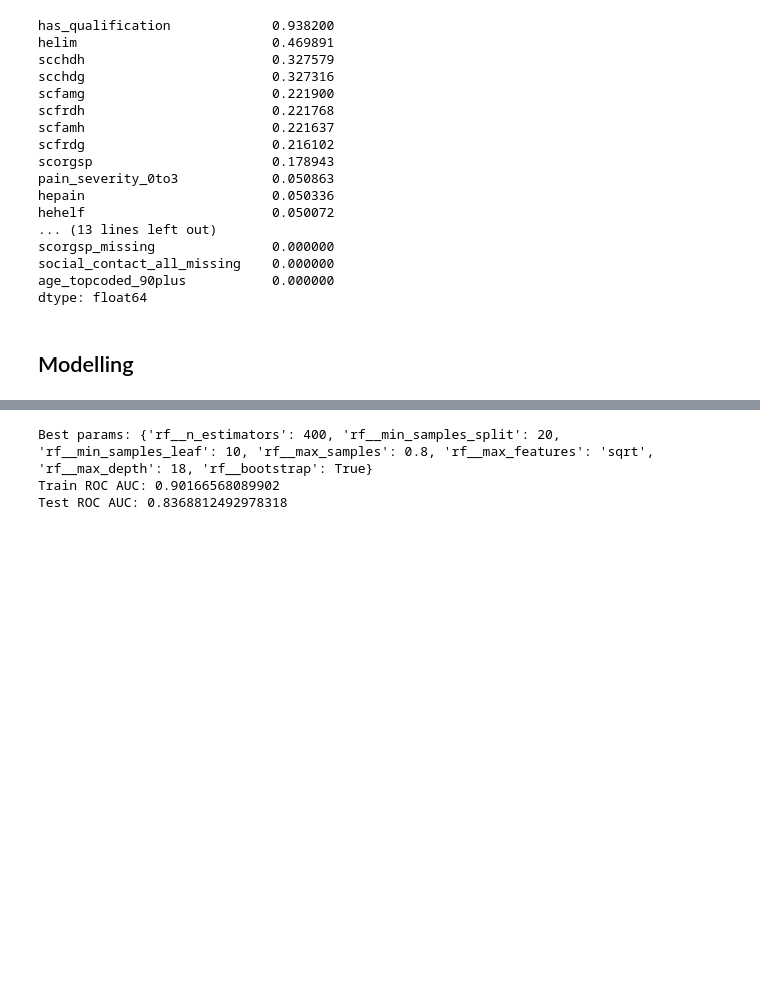
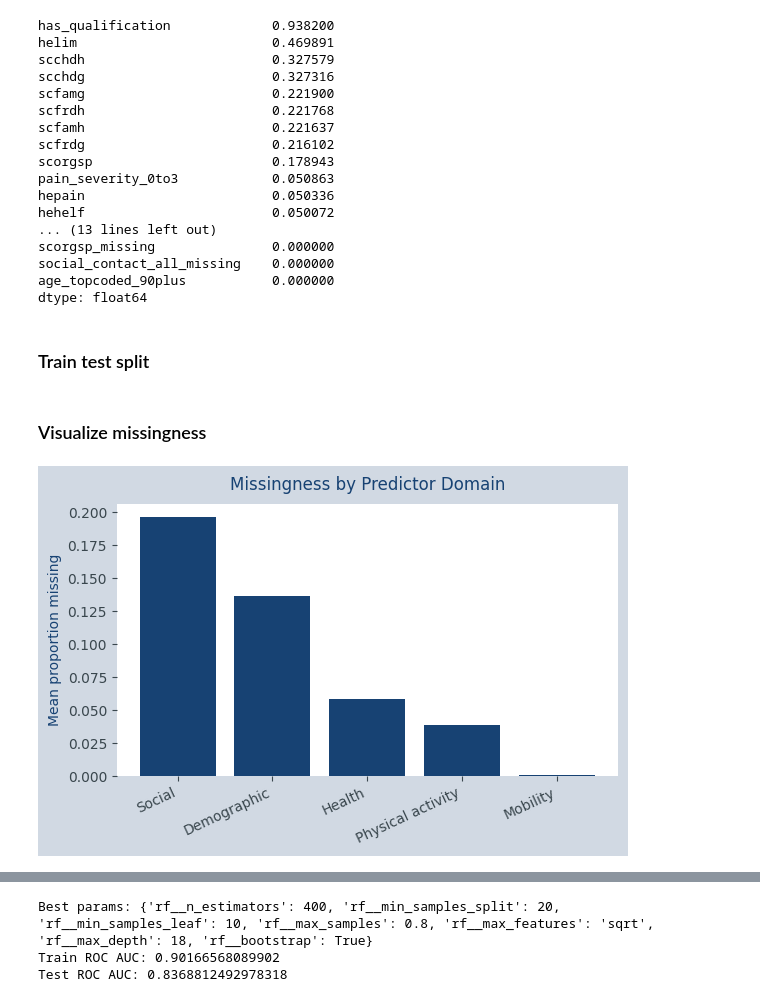
Before and after one commit to kimmypeever/leeds_capstone, a Jupyter notebook: src/main.ipynb, the cells around one changed output, grey strips where cells are left out. Drawn from its saved outputs; the diff is of its cells as text; code cells hidden in the pictures; blank space fills up the shorter version.

```diff
--- a/src/main.ipynb
+++ b/src/main.ipynb
@@ -21,4 +17,10 @@ from sklearn.calibration import calibration_curve
 import matplotlib.pyplot as plt
+# %%
+# Poster colour palette
+NAVY = "#174273"       # headings, key lines
+PALE_BLUE = "#D1D9E3"  # panel background
+CHARCOAL = "#39464D"   # body text on white
+WHITE = "#FFFFFF"
 # %% [markdown]
 ## Extract Help dataframe
 # %%
@@ -232,7 +234,7 @@ social_contact_all_missing    0.000000
 age_topcoded_90plus           0.000000
 dtype: float64
 # %% [markdown]
-## Modelling
+### Train test split
 # %%
 # Drop rows with missing outcome
 mask = y.notna()
@@ -247,3 +249,69 @@ X_train, X_test, y_train, y_test = train_test_split(
     stratify=y_model,
     random_state=8
 )
+# %% [markdown]
+### Visualize missingness
+# %%
+# Column-level missingness on the modelling dataset (after dropping missing outcome)
+col_missing = X_model.isna().mean()
+
+# Define domains using *actual model columns*
+missing_groups = {
+    "Physical activity": activity_freq_vars + activity_binary_vars,
+    "Mobility": (["mobility_count"] if "mobility_count" in X_model.columns else []),
+    "Health": (
+        health_status_vars
+        + health_binary_vars
+        + (["chronic_count"] if "chronic_count" in X_model.columns else [])
+        + (["pain_severity_0to3"] if "pain_severity_0to3" in X_model.columns else [])
+        + (["hepaa_missing"] if "hepaa_missing" in X_model.columns else [])
+    ),
+    "Social": (
+        social_vars
+        + (["scorgsp_missing"] if "scorgsp_missing" in X_model.columns else [])
+        + (["social_contact_all_missing"] if "social_contact_all_missing" in X_model.columns else [])
+    ),
+    "Demographic": [
+        c for c in [
+            "age", "female", "employed", "partnered",
+            "age_topcoded_90plus",
+            "has_qualification", "education_all_missing"
+        ]
+        if c in X_model.columns
+    ],
+}
+
+# Compute mean missingness per group
+group_missing = {}
+for g, cols in missing_groups.items():
+    cols_present = [c for c in cols if c in col_missing.index]
+    group_missing[g] = col_missing[cols_present].mean() if cols_present else np.nan
+
+group_missing_s = pd.Series(group_missing).dropna().sort_values(ascending=False)
+
+# Plot
+fig, ax = plt.subplots(figsize=(6, 4))
+fig.patch.set_facecolor(PALE_BLUE)  # outside plot (poster background)
+ax.set_facecolor(WHITE)             # inside plot (data area)
+
+
+ax.bar(
+    group_missing_s.index,
+    group_missing_s.values,
+    color=NAVY
+)
+
+ax.set_ylabel("Mean proportion missing", color=NAVY)
+ax.set_title("Missingness by Predictor Domain", color=NAVY, pad=10)
+
+ax.tick_params(axis="x", colors=CHARCOAL)
+ax.tick_params(axis="y", colors=CHARCOAL)
+
+for spine in ax.spines.values():
+    spine.set_visible(False)
+
+plt.xticks(rotation=25, ha="right")
+plt.tight_layout()
+plt.show()
+# %% [output]
+[figure, added]
```
Also changed, not shown: parts of 12 cells of this notebook.
